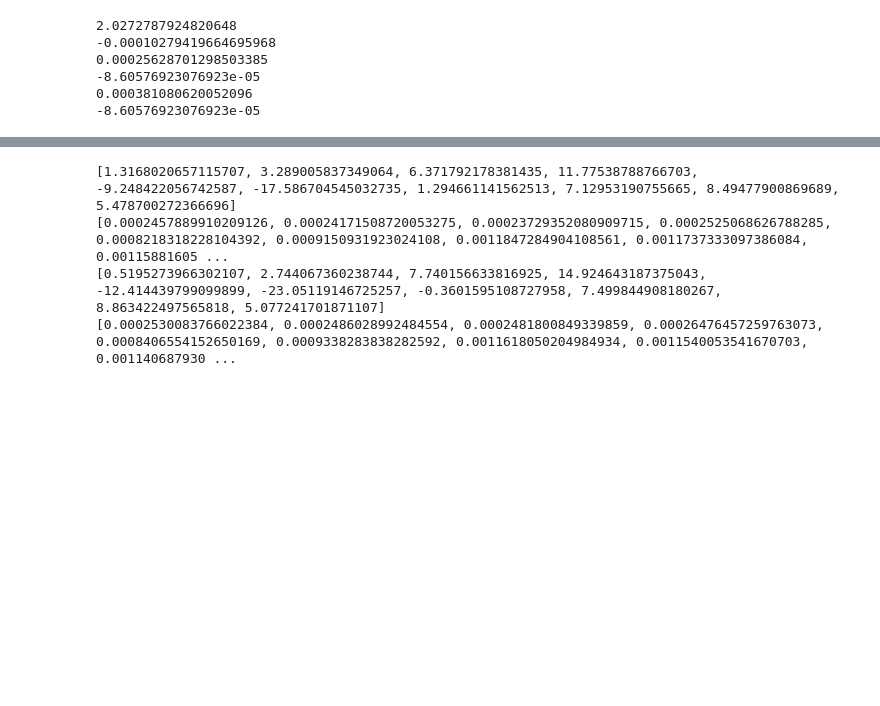
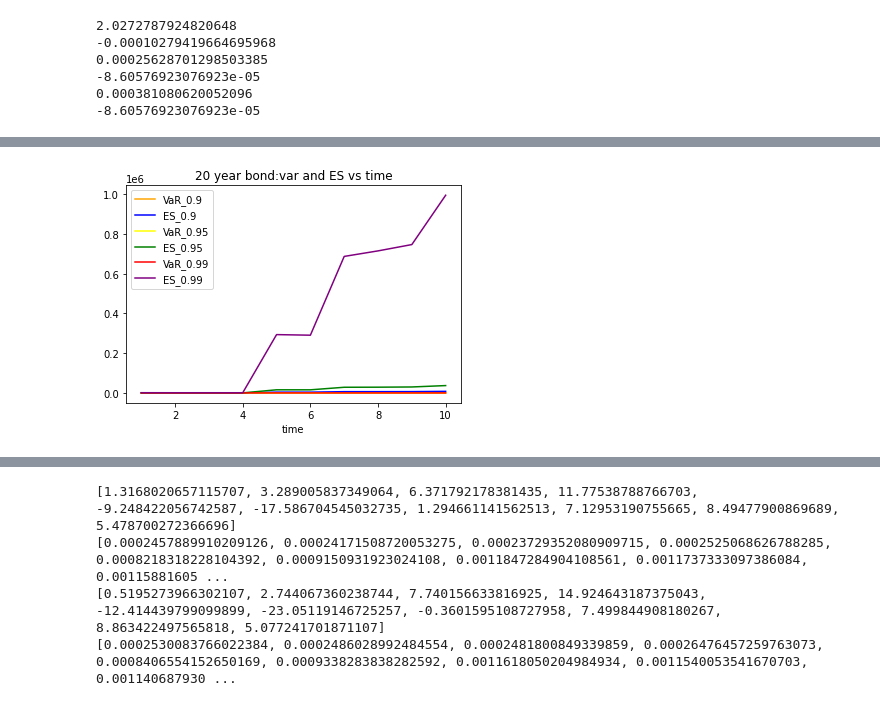
Before and after one commit to ZiyueNie/575, a Jupyter notebook: src/ib_project.ipynb, the cells around one changed output, grey strips where cells are left out. Drawn from its saved outputs; the diff is of its cells as text; code cells hidden in the pictures; blank space fills up the shorter version.

```diff
--- a/src/ib_project.ipynb
+++ b/src/ib_project.ipynb
@@ -102,0 +110,20 @@ def BOND(M):                  #today is 2020/02/14
+# %%
+bond1=BOND('bond1')
+b1=VaRt1(0.9,bond1[1],bond1[2],bond1[0])
+b2=VaRt1(0.95,bond1[1],bond1[2],bond1[0])
+b3=VaRt1(0.99,bond1[1],bond1[2],bond1[0])
+#print(cat1[0])
+#print(cat1[1])
+x=np.linspace(1,10,10)
+plt.plot(x,b1[0],'orange',label="VaR_0.9")
+plt.plot(x,b1[1],'blue',label="ES_0.9")
+plt.plot(x,b2[0],'yellow',label="VaR_0.95")
+plt.plot(x,b2[1],'green',label="ES_0.95")
+plt.plot(x,b3[0],'red',label="VaR_0.99")
+plt.plot(x,b3[1],'purple',label="ES_0.99")
+plt.xlabel('time')
+plt.title('20 year bond:var and ES vs time')
+plt.legend()
+plt.show()
+# %% [output]
+[figure, added]
```
Also changed, not shown: parts of 4 cells of this notebook.
